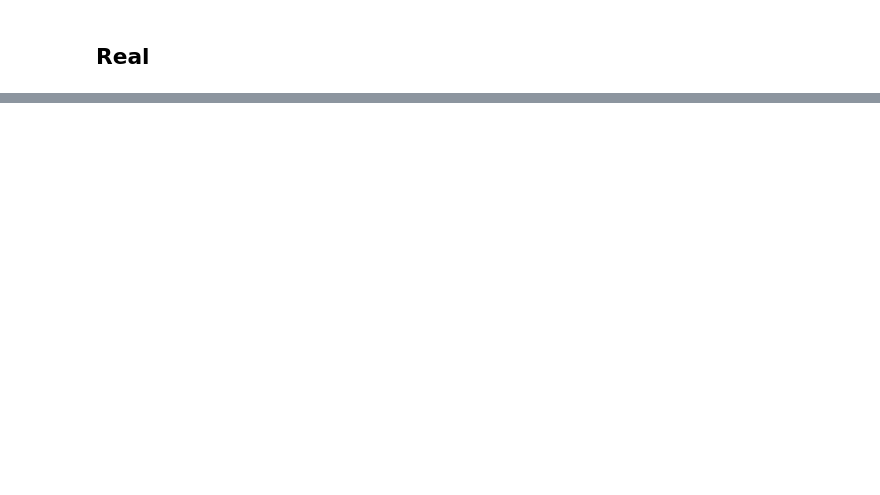
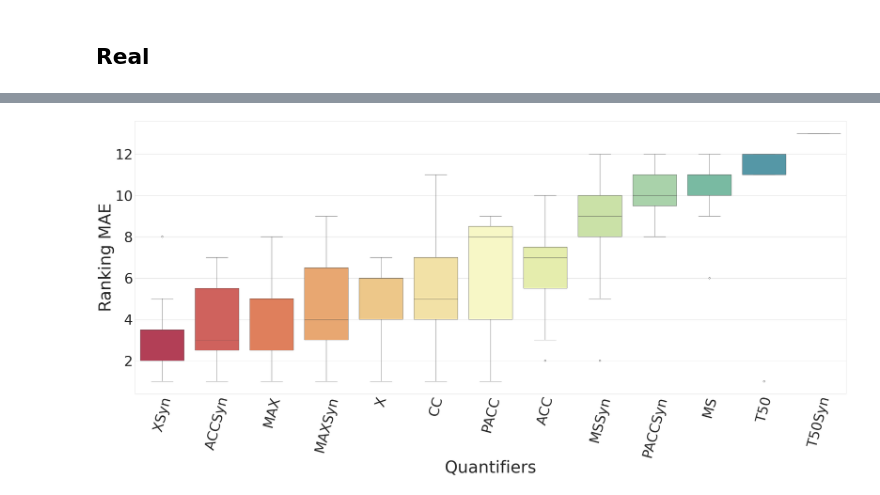
Before and after one commit to JPOrtegaa/score-drift-quantification, a Jupyter notebook: plots_paper.ipynb, the cells around one changed output, grey strips where cells are left out. Saved outputs shown, nothing was run; the diff lists cells and outputs as text; code cells hidden in the pictures; blank space fills up the shorter version.

Commit message:
update: ranking mae quantifiers per dataset plot

```diff
--- a/plots_paper.ipynb
+++ b/plots_paper.ipynb
@@ -189,2 +248,6 @@ FileNotFoundError: [Errno 2] No such file or directory: '/results_paper/results_
 # %% [markdown]
 ## Real
+# %%
+df_real = pd.read_csv(results_path + 'lequa2025_results_datasets.csv')
+df_real.rename({'error': 'AE', 'quantifier': 'Qnt', 'harderDistr': 'H'}, axis=1, inplace=True)
+df_real
@@ -190,0 +312,3 @@ FileNotFoundError: [Errno 2] No such file or directory: '/results_paper/results_
+# %%
+grouped_real = df_real.groupby(['dataset', 'Qnt']).agg({'AE': 'mean'}).reset_index()
+grouped_real[grouped_real['dataset'] == 'Avila'].sort_values('AE', ascending=True)
@@ -190,0 +330,4 @@ FileNotFoundError: [Errno 2] No such file or directory: '/results_paper/results_
+# %%
+pivot_real = grouped_real.pivot(index='dataset', columns='Qnt', values='AE').reset_index()
+pivot_real.drop(columns='dataset', inplace=True)
+pivot_real
@@ -190,0 +347,5 @@ FileNotFoundError: [Errno 2] No such file or directory: '/results_paper/results_
+# %%
+mean_ranking = pivot_real.rank(axis=1)
+mean_ranking_sorted = mean_ranking.mean(axis=0).sort_values().index
+mean_ranking = mean_ranking[mean_ranking_sorted]
+mean_ranking
@@ -190,0 +365,24 @@ FileNotFoundError: [Errno 2] No such file or directory: '/results_paper/results_
+# %%
+sample = mean_ranking
+margin_left = 0.05
+margin_right= 0.99
+margin_top = 0.99
+margin_bottom = .23
+plt_width = 38
+plt_heigth = 18
+plot_rotation = 75
+axis_font_size = 50
+labels_size = 60
+
+with sns.axes_style("whitegrid"), sns.color_palette('Spectral', mean_ranking.shape[1]):
+    plt.figure(figsize=(plt_width,plt_heigth))
+    plt.subplots_adjust(left=margin_left, bottom=margin_bottom, right=margin_right, top=margin_top)
+    ax=sns.boxplot(data=sample)
+    plt.xticks(rotation = plot_rotation, fontsize = axis_font_size)
+    plt.yticks(fontsize = axis_font_size)
+    ax.set_xlabel("Quantifiers",fontsize=labels_size)
+    ax.set_ylabel("Ranking MAE",fontsize=labels_size)
+
+plt.show()
+# %% [output]
+[figure, added]
```
Also changed, not shown: parts of 12 cells of this notebook.
